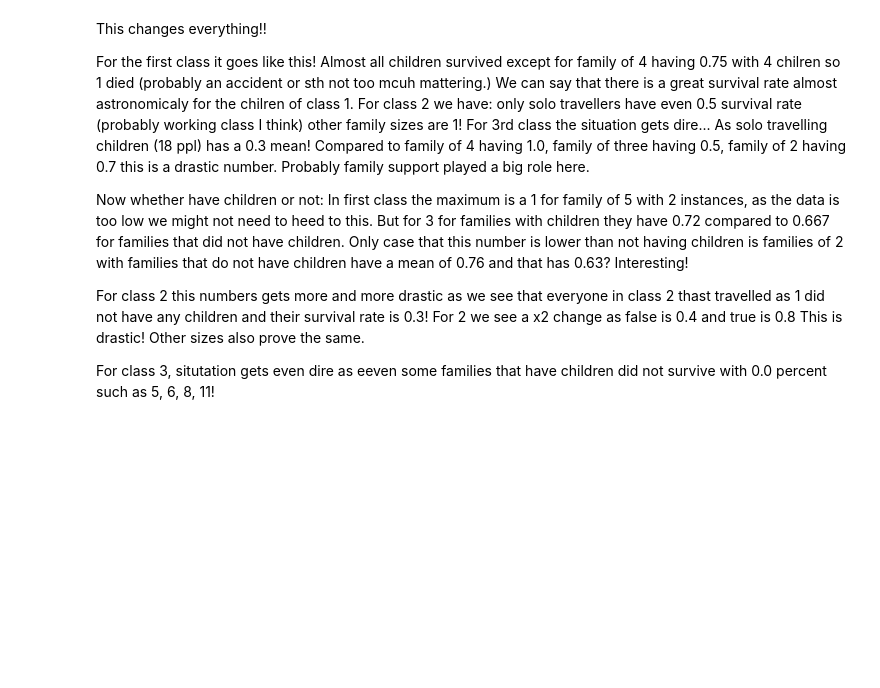
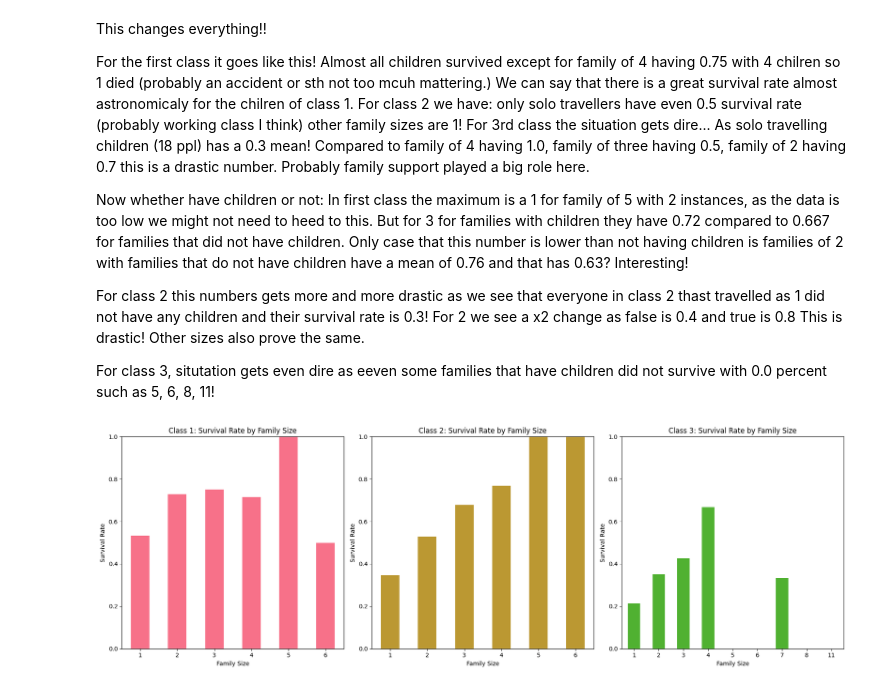
Before and after one commit to altCourier/titanic-eda, a Jupyter notebook: titanic_eda.ipynb, the cells around one changed output. Saved outputs shown, nothing was run; the diff lists cells and outputs as text; code cells hidden in the pictures; blank space fills up the shorter version.

```diff
--- a/titanic_eda.ipynb
+++ b/titanic_eda.ipynb
@@ -412,3 +439,22 @@ In first class the maximum is a 1 for family of 5 with 2 instances, as the data
 For class 2 this numbers gets more and more drastic as we see that everyone in class 2 thast travelled as 1 did not have any children  and their survival rate is 0.3! For 2 we see a x2 change as false is 0.4 and true is 0.8 This is drastic! Other sizes also prove the same.
 
 For class 3, situtation gets even dire as eeven some families that have children did not survive with 0.0 percent such as 5, 6, 8, 11!
+# %%
+fig, axes = plt.subplots(1, 3, figsize=(18, 6))
+
+for i, pclass in enumerate([1, 2, 3]):
+    class_data = train_df[train_df['Pclass'] == pclass]
+
+    survival_by_family = class_data.groupby('FamilySize')['Survived'].mean()
+    survival_by_family.plot(kind='bar', ax=axes[i], color=f'C{i}')
+
+    axes[i].set_title(f'Class {pclass}: Survival Rate by Family Size')
+    axes[i].set_ylabel('Survival Rate')
+    axes[i].set_xlabel('Family Size')
+    axes[i].tick_params(axis='x', rotation=0)
+    axes[i].set_ylim(0, 1)  # Added this to make comparisons easier
+
+plt.tight_layout()
+plt.show()
+# %% [output]
+[figure, added]
```
Also changed, not shown: parts of 19 cells of this notebook.
